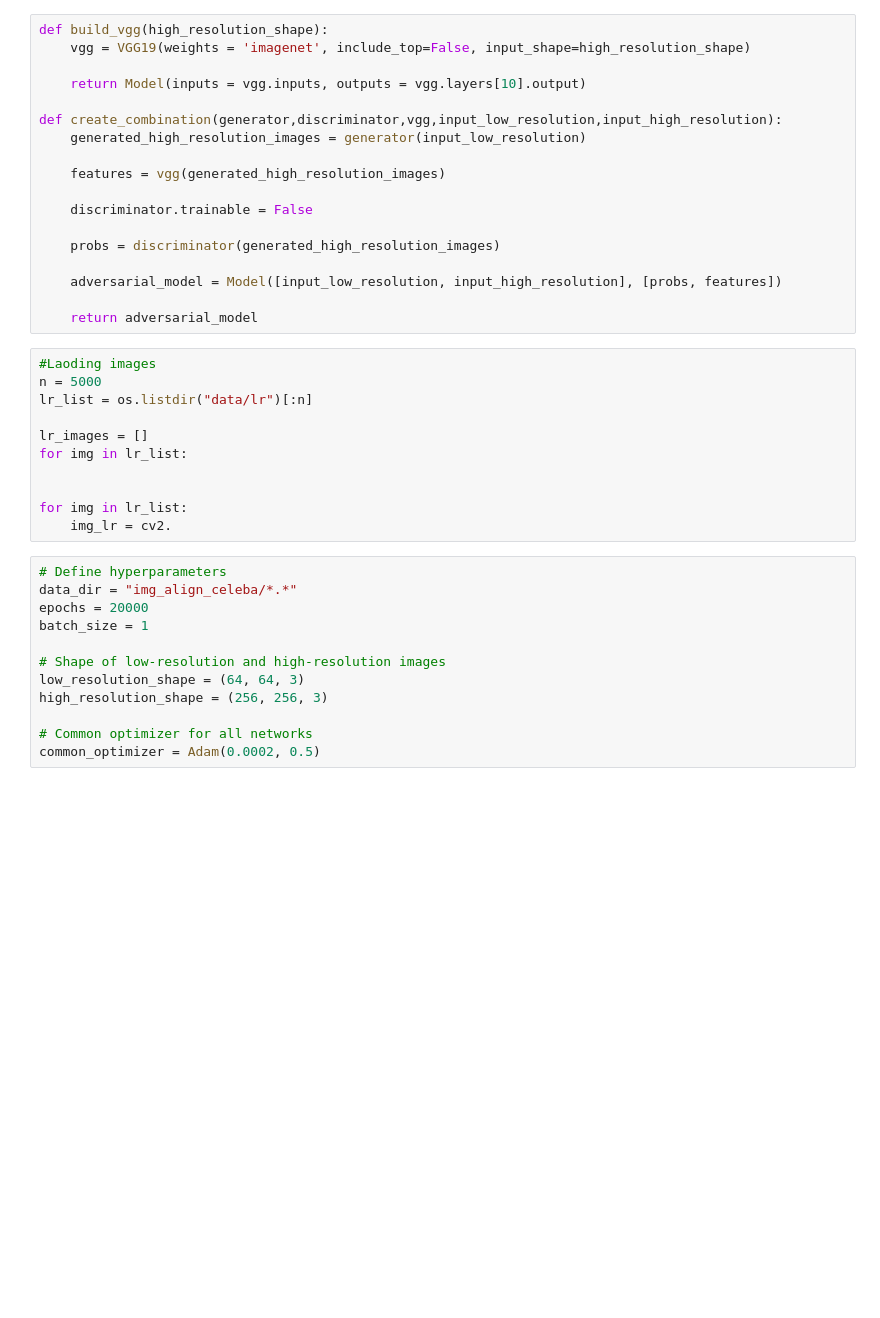
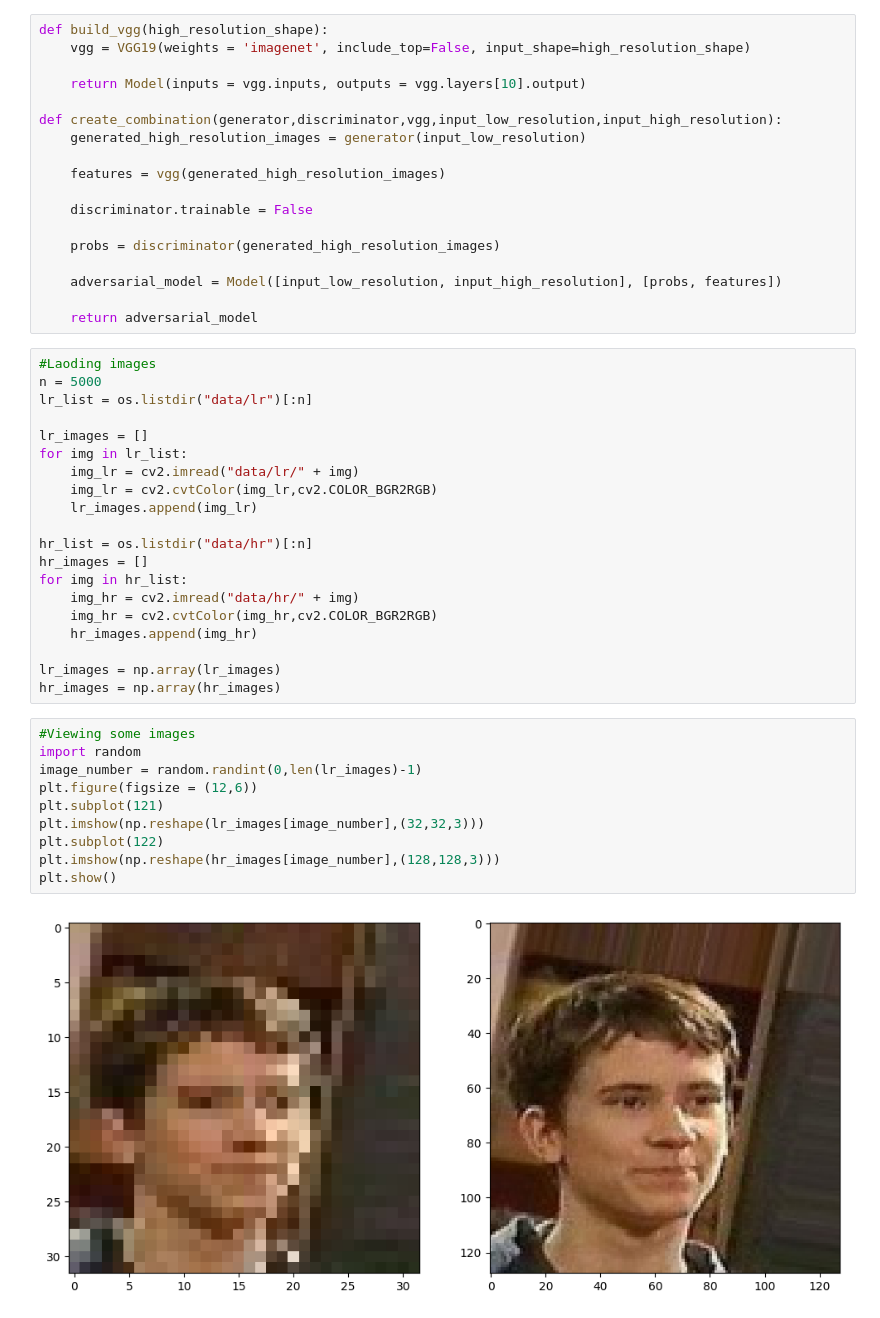
Before and after one commit to SkyXen/Photo-Realistic-Image-Generator-using-SRGAN, a Jupyter notebook: Untitled-1.ipynb, the cells around one changed output. Cells and saved outputs as stored; diff of their text form; blank space fills up the shorter version.

```diff
--- a/Untitled-1.ipynb
+++ b/Untitled-1.ipynb
@@ -244,19 +230,28 @@ lr_list = os.listdir("data/lr")[:n]
 
 lr_images = []
 for img in lr_list:
+    img_lr = cv2.imread("data/lr/" + img)
+    img_lr = cv2.cvtColor(img_lr,cv2.COLOR_BGR2RGB)
+    lr_images.append(img_lr)
 
+hr_list = os.listdir("data/hr")[:n]
+hr_images = []
+for img in hr_list:
+    img_hr = cv2.imread("data/hr/" + img)
+    img_hr = cv2.cvtColor(img_hr,cv2.COLOR_BGR2RGB)
+    hr_images.append(img_hr)
 
-for img in lr_list:
-    img_lr = cv2.
+lr_images = np.array(lr_images)
+hr_images = np.array(hr_images)
-# %%
-# Define hyperparameters
-data_dir = "img_align_celeba/*.*"
-epochs = 20000
-batch_size = 1
-
-# Shape of low-resolution and high-resolution images
-low_resolution_shape = (64, 64, 3)
-high_resolution_shape = (256, 256, 3)
-
-# Common optimizer for all networks
-common_optimizer = Adam(0.0002, 0.5)
+# %%
+#Viewing some images
+import random
+image_number = random.randint(0,len(lr_images)-1)
+plt.figure(figsize = (12,6))
+plt.subplot(121)
+plt.imshow(np.reshape(lr_images[image_number],(32,32,3)))
+plt.subplot(122)
+plt.imshow(np.reshape(hr_images[image_number],(128,128,3)))
+plt.show()
+# %% [output]
+[figure, added]
```
Also changed, not shown: parts of 14 cells of this notebook.
